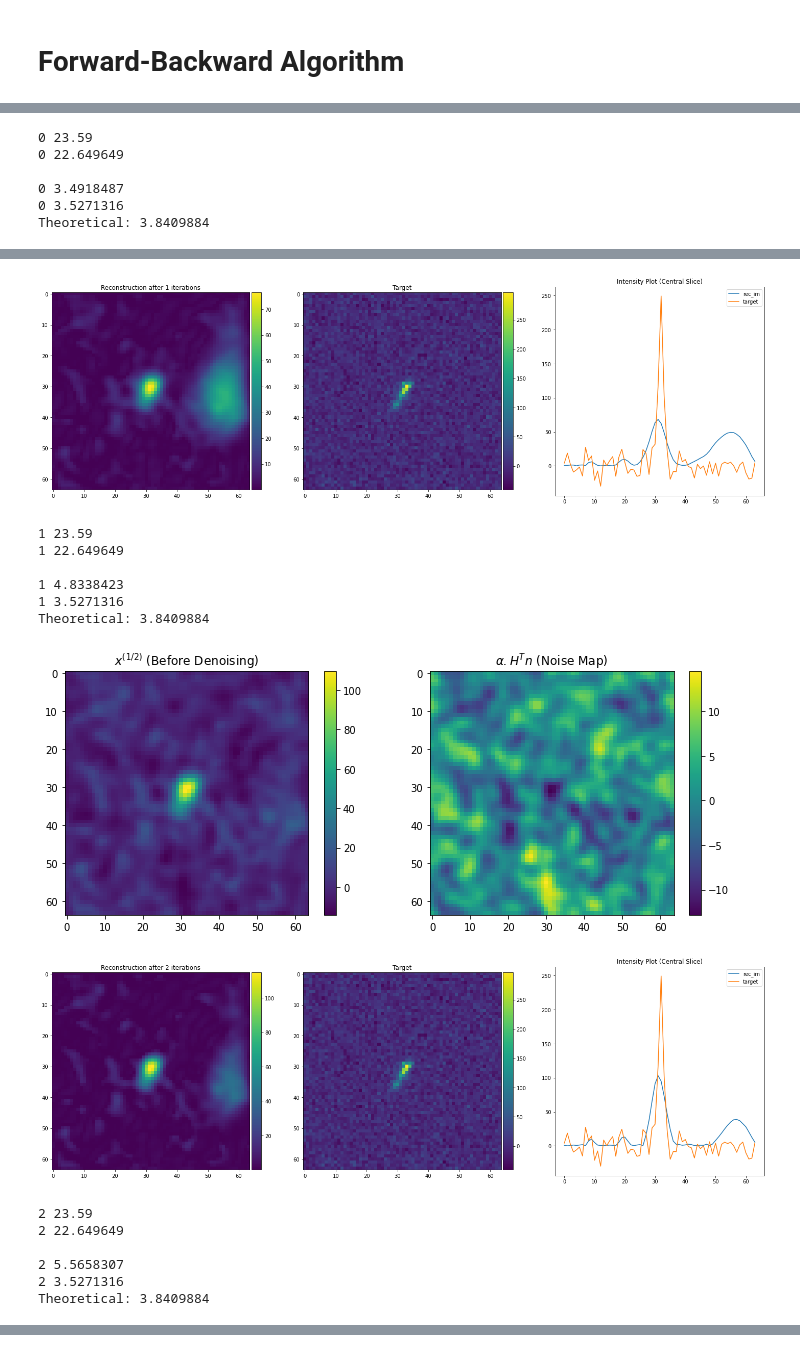
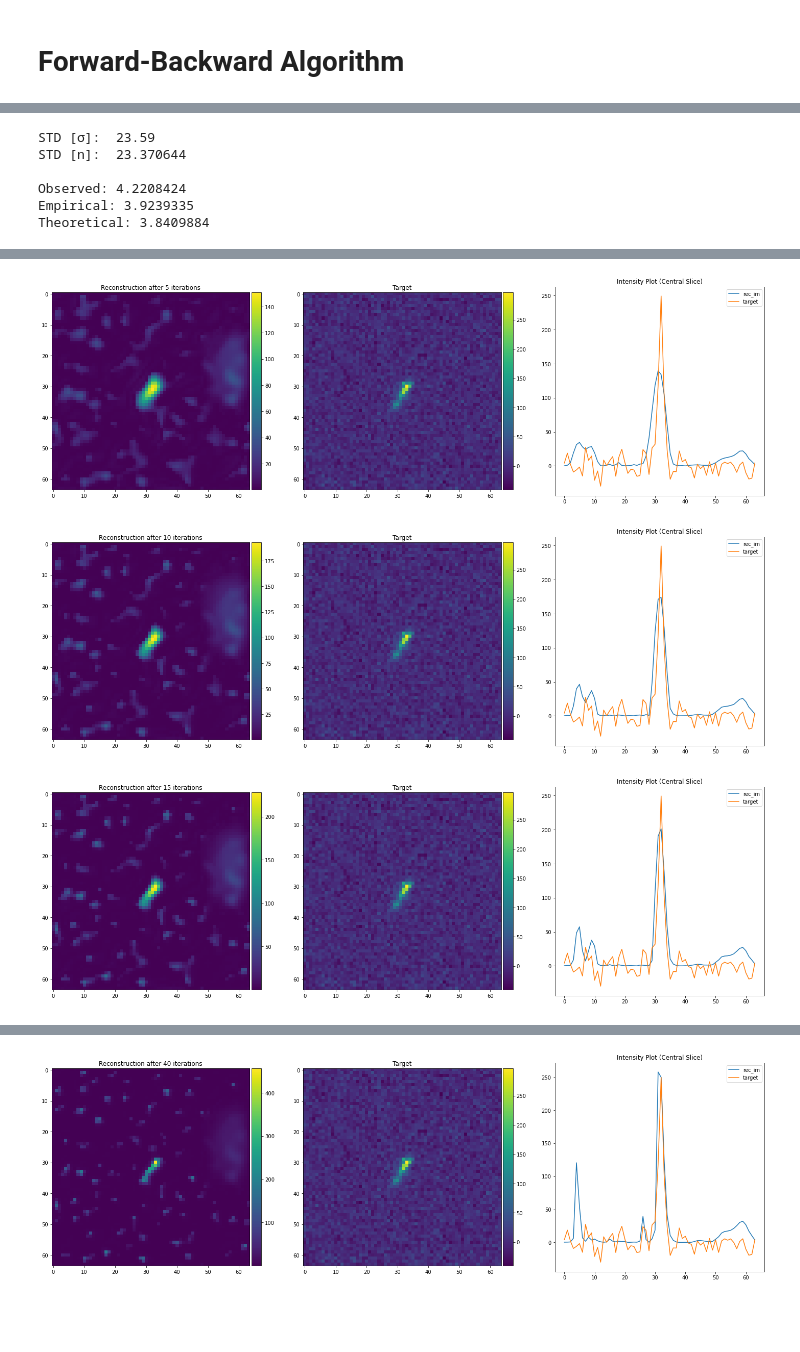
Before and after one commit to utsav-akhaury/PnP-ADMM, a Jupyter notebook: FB_UNet.ipynb, the cells around one changed output, grey strips where cells are left out. Saved outputs shown, nothing was run; the diff lists cells and outputs as text; code cells hidden in the pictures; blank space fills up the shorter version.

```diff
--- a/FB_UNet.ipynb
+++ b/FB_UNet.ipynb
@@ -353,31 +353,32 @@ def runFB(y, x_0, psf, grad, disp_step, n_iter):
 
         # Check sigma values
 
-        print(k, tf.keras.backend.get_value(np.real(sigma)))
-        print(k, np.std(tf.keras.backend.get_value(H(tf.cast(gal_target, tf.complex64), psf) - y)[0:20,0:20]))
+        if k==0:
+            print('STD [σ]: ', tf.keras.backend.get_value(np.real(sigma)))
+            print('STD [n]: ', np.std(tf.keras.backend.get_value(H(tf.cast(gal_target, tf.complex64), psf) - y)[0:20,0:20]))
 
-        temp = np.real(tf.keras.backend.get_value(x_k1))
-        temp2 = np.real(tf.keras.backend.get_value(alpha * Ht(H(tf.cast(gal_target, tf.complex64), psf) - y, psf)))
+            temp = np.real(tf.keras.backend.get_value(x_k1))
+            temp2 = np.real(tf.keras.backend.get_value(alpha * Ht(H(tf.cast(gal_target, tf.complex64), psf) - y, psf)))
 
-        print()
-        print(k, np.std(temp[0:20,0:20]))
-        print(k, np.std(temp2[0:20,0:20]))
-        print('Theoretical:', np.real(tf.keras.backend.get_value(alpha * tf.norm(psf, ord=2) * sigma)))
+            print()
+            print('Observed:', np.std(temp[0:20,0:20]))
+            print('Empirical:', np.std(temp2[0:20,0:20]))
+            print('Theoretical:', np.real(tf.keras.backend.get_value(alpha * tf.norm(psf, ord=2) * sigma)))
 
-        fig = plt.subplots(1,2, figsize=(12,12))
-        plt.subplot(121)
-        plt.imshow(temp)
-        plt.title(r'$x^{(1/2)}$ (Before Denoising)')
-        plt.colorbar(shrink=0.375)
-        plt.subplot(122)
-        plt.imshow(temp2)
-        plt.title(r'$\alpha . H^T n$ (Noise Map)') #'α H^T n (Noise Map)')
-        plt.colorbar(shrink=0.375)
+            fig = plt.subplots(1,2, figsize=(12,12))
+            plt.subplot(121)
+            plt.imshow(temp)
+            plt.title(r'$x^{(1/2)}$ (Before Denoising)')
+            plt.colorbar(shrink=0.375)
+            plt.subplot(122)
+            plt.imshow(temp2)
+            plt.title(r'$\alpha . H^T n$ (Noise Map)')
+            plt.colorbar(shrink=0.375)
 
 
         # Denoising
-        x_k1 = tf.expand_dims(tf.expand_dims(x_k1, axis=0), axis=-1)
-        x_k1 = tf.cast(tf.squeeze(model(tf.math.real(x_k1))), tf.complex64)
+        x_k1 = tf.expand_dims(tf.expand_dims((x_k1)/(alpha * tf.norm(psf, ord=2)), axis=0), axis=-1)
+        x_k1 = tf.cast(tf.squeeze(model(tf.math.real(x_k1))), tf.complex64) * (alpha * tf.norm(psf, ord=2))
 
 
         ## Cost
@@ -402,7 +403,7 @@ def runFB(y, x_0, psf, grad, disp_step, n_iter):
 
 
         # Display plots
-        if k%disp_step==0:
+        if (k+1)%disp_step==0:
 
             fig = plt.subplots(1,3, figsize=(25,25))
 
@@ -435,17 +436,17 @@ def runFB(y, x_0, psf, grad, disp_step, n_iter):
 
     return x_opt, cost, nmse_arr
 # %%
-n_iter = 10
-disp_step = 1
+n_iter = 50
+disp_step = 5
 
 x_0 = np.zeros(gal_input.shape)
 
 # Deconvolve the image
 x_opt, cost, nmse_arr = runFB(gal_input_tf, x_0, psf_tf, grad, disp_step, n_iter)
 # %% [output]
-0 23.59
-0 22.649649
+STD [σ]:  23.59
+STD [n]:  23.370644
 
-0 3.4918487
-0 3.5271316
+Observed: 4.2208424
+Empirical: 3.9239335
 Theoretical: 3.8409884
@@ -453,15 +454,3 @@ Theoretical: 3.8409884
-[figure, old version]
+[figure, new version]
-1 23.59
-1 22.649649
-
-1 4.8338423
-1 3.5271316
-Theoretical: 3.8409884
-[figure, old version]
+[figure, new version]
-[figure, old version]
+[figure, new version]
-2 23.59
-2 22.649649
-
-2 5.5658307
-2 3.5271316
-Theoretical: 3.8409884
@@ -478,0 +461 @@ Theoretical: 3.8409884
+[figure, added]
```
Also changed, not shown: parts of 6 cells of this notebook.
